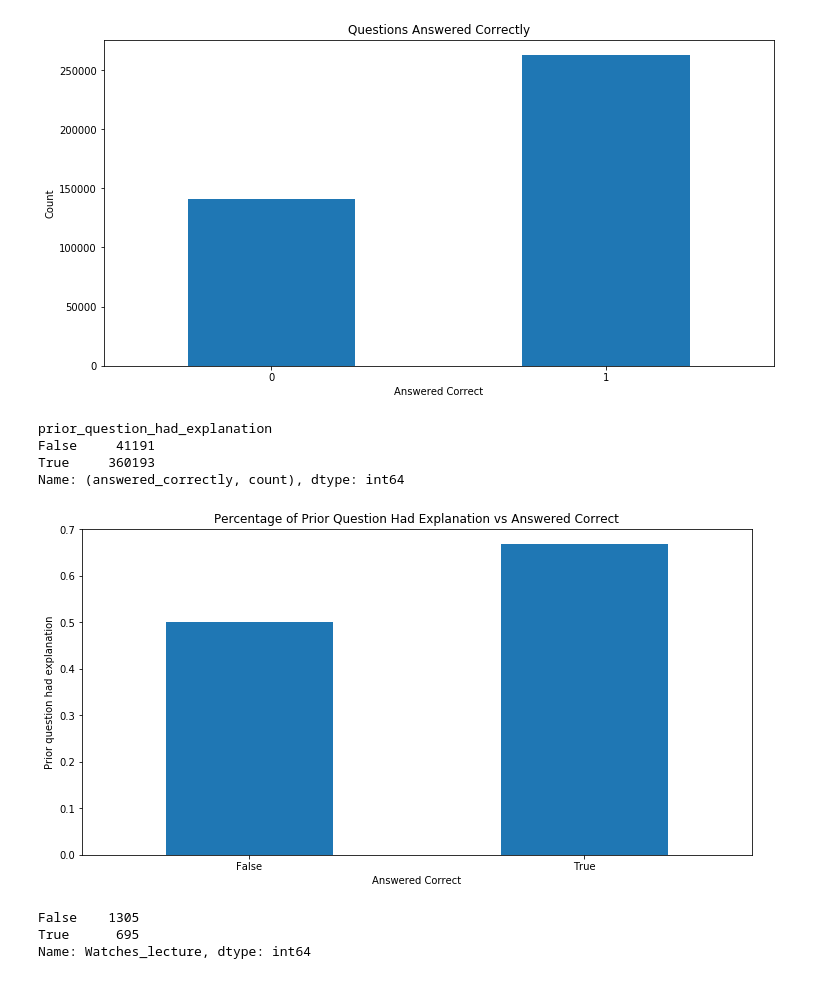
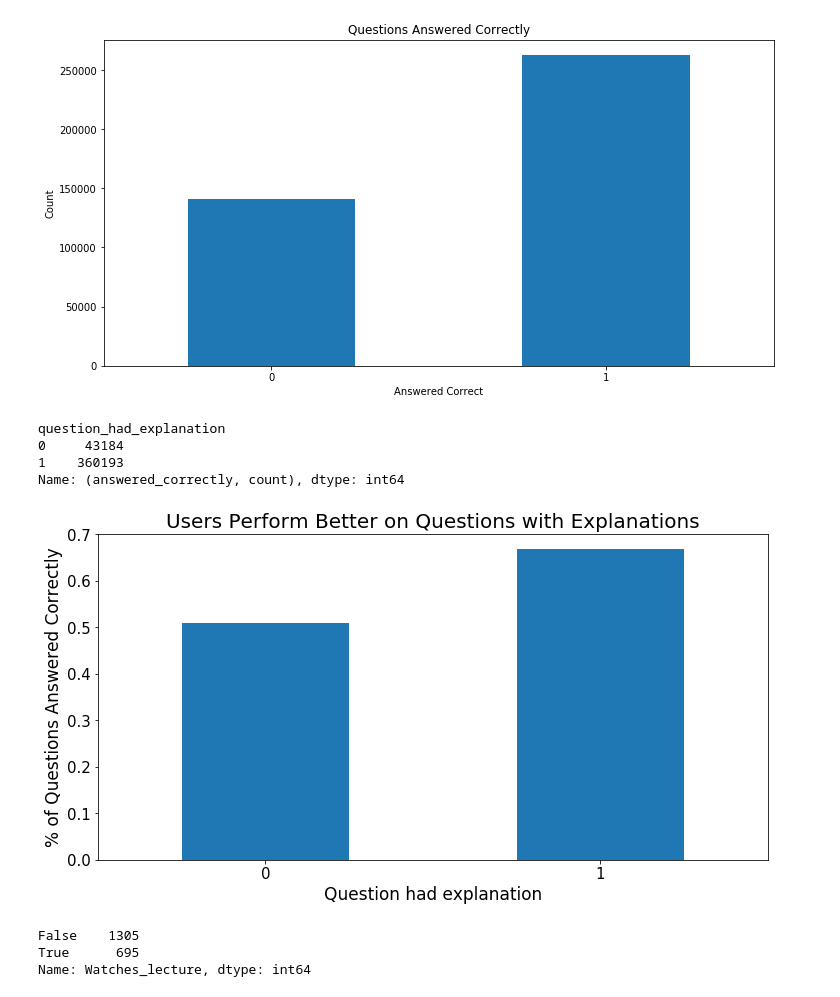
Before and after one commit to Riiid-Team/AI-Learning, a Jupyter notebook: MVP.ipynb, the cells around one changed output. Cells and saved outputs as stored; diff of their text form; code cells hidden in the pictures.

Commit message:
updated plot

```diff
--- a/MVP.ipynb
+++ b/MVP.ipynb
@@ -271,23 +271,24 @@ plt.show()
 [figure]
 # %%
 # Percentage of 'Prior question had an explaination' vs 'Questions answered correct'
-pq = df_train[df_train.answered_correctly != -1].groupby(['prior_question_had_explanation']).agg({'answered_correctly': ['mean', 'count']})
+pq = train.groupby(['question_had_explanation']).agg({'answered_correctly': ['mean', 'count']})
 print(pq.iloc[:,1])
 pq = pq.iloc[:,0]
 
 plt.figure(figsize=(12,6))
 pq.plot.bar()
-plt.title("Percentage of Prior Question Had Explanation vs Answered Correct")
-plt.xlabel("Answered Correct")
-plt.ylabel("Prior question had explanation")
-plt.xticks(rotation=0)
+plt.title("Users Perform Better on Questions with Explanations", fontsize=20)
+plt.ylabel("% of Questions Answered Correctly", fontsize=17)
+plt.xlabel("Question had explanation", fontsize=17)
+plt.xticks(rotation=0, fontsize=15)
+plt.yticks(fontsize=15)
 plt.show()
 # %% [output]
-prior_question_had_explanation
-False     41191
-True     360193
+question_had_explanation
+0     43184
+1    360193
 Name: (answered_correctly, count), dtype: int64
-[figure, old version]
+[figure, new version]
 # %%
 # Percentage of 'Users watched at least one lecture' vs 'Questions answered correct'
 plt.figure(figsize=(12,6))
```
